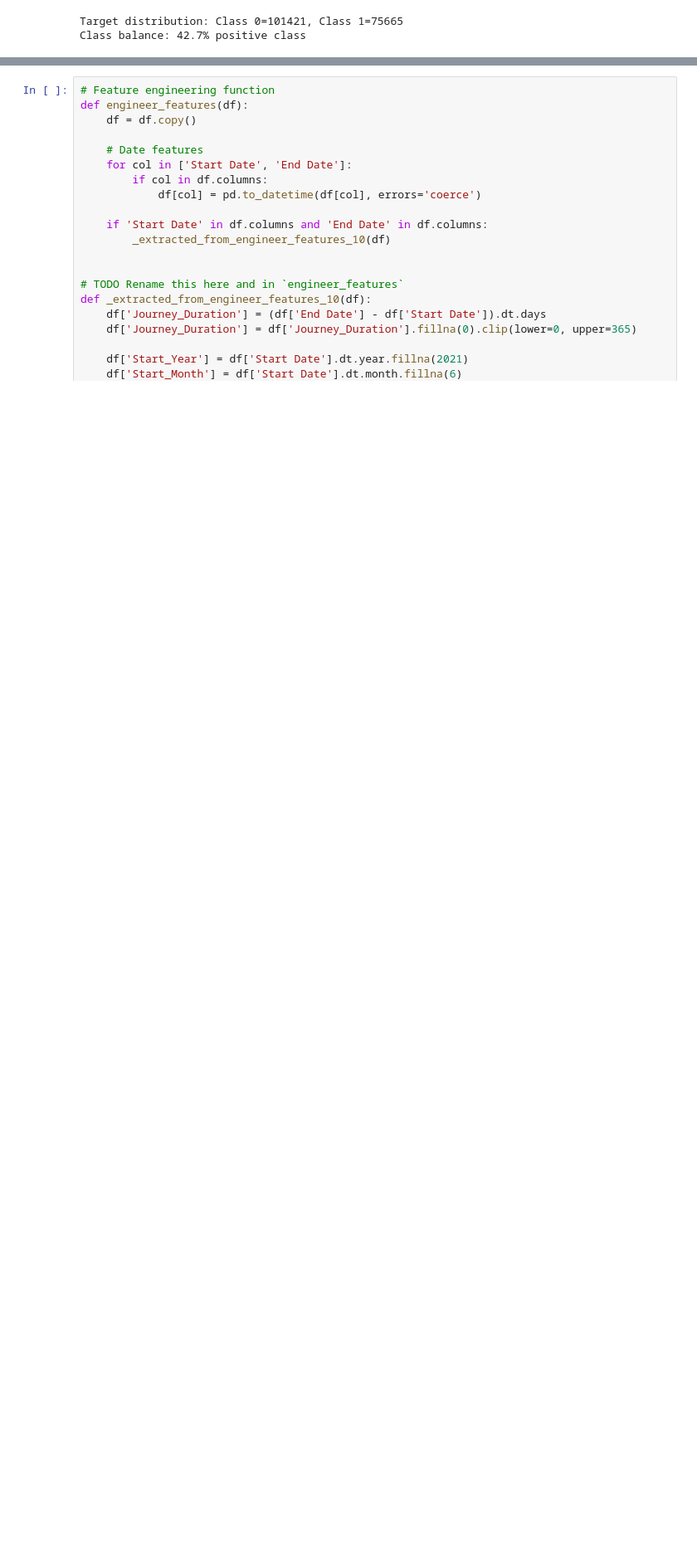
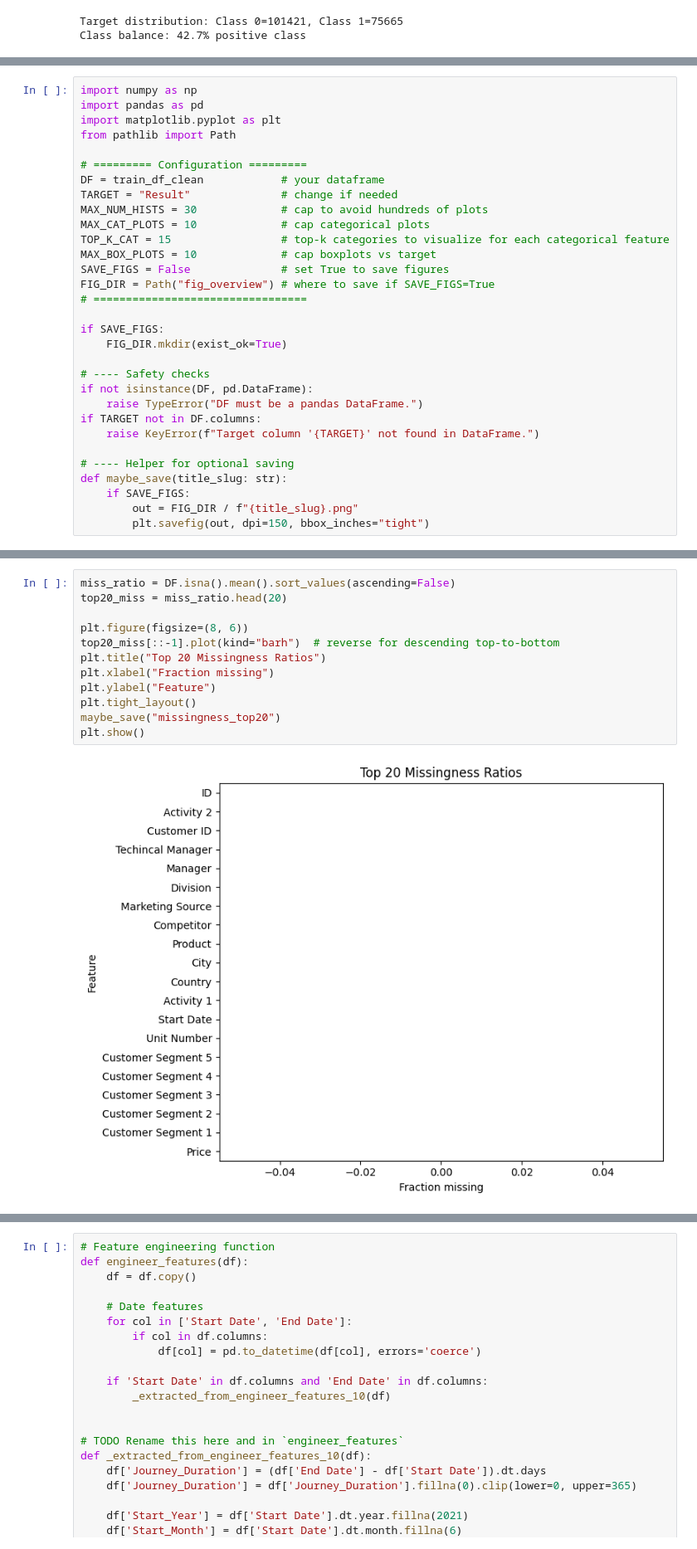
Before and after one commit to lorrainefadzaic-tech/Purchase-Intent-Prediction, a Jupyter notebook: purchase_intent-prediction.ipynb, the cells around one changed output, grey strips where cells are left out. Shown at 83% size. Drawn from its saved outputs; the diff is of its cells as text; blank space fills up the shorter version.

```diff
--- a/purchase_intent-prediction.ipynb
+++ b/purchase_intent-prediction.ipynb
@@ -184,0 +295,31 @@ Class balance: 42.7% positive class
+# %%
+import numpy as np
+import pandas as pd
+import matplotlib.pyplot as plt
+from pathlib import Path
+
+# ========= Configuration =========
+DF = train_df_clean            # your dataframe
+TARGET = "Result"              # change if needed
+MAX_NUM_HISTS = 30             # cap to avoid hundreds of plots
+MAX_CAT_PLOTS = 10             # cap categorical plots
+TOP_K_CAT = 15                 # top-k categories to visualize for each categorical feature
+MAX_BOX_PLOTS = 10             # cap boxplots vs target
+SAVE_FIGS = False              # set True to save figures
+FIG_DIR = Path("fig_overview") # where to save if SAVE_FIGS=True
+# =================================
+
+if SAVE_FIGS:
+    FIG_DIR.mkdir(exist_ok=True)
+
+# ---- Safety checks
+if not isinstance(DF, pd.DataFrame):
+    raise TypeError("DF must be a pandas DataFrame.")
+if TARGET not in DF.columns:
+    raise KeyError(f"Target column '{TARGET}' not found in DataFrame.")
+
+# ---- Helper for optional saving
+def maybe_save(title_slug: str):
+    if SAVE_FIGS:
+        out = FIG_DIR / f"{title_slug}.png"
+        plt.savefig(out, dpi=150, bbox_inches="tight")
@@ -184,0 +328,14 @@ Class balance: 42.7% positive class
+# %%
+miss_ratio = DF.isna().mean().sort_values(ascending=False)
+top20_miss = miss_ratio.head(20)
+
+plt.figure(figsize=(8, 6))
+top20_miss[::-1].plot(kind="barh")  # reverse for descending top-to-bottom
+plt.title("Top 20 Missingness Ratios")
+plt.xlabel("Fraction missing")
+plt.ylabel("Feature")
+plt.tight_layout()
+maybe_save("missingness_top20")
+plt.show()
+# %% [output]
+[figure, added]
```
Also changed, not shown: parts of 27 cells of this notebook, 2 other files.
